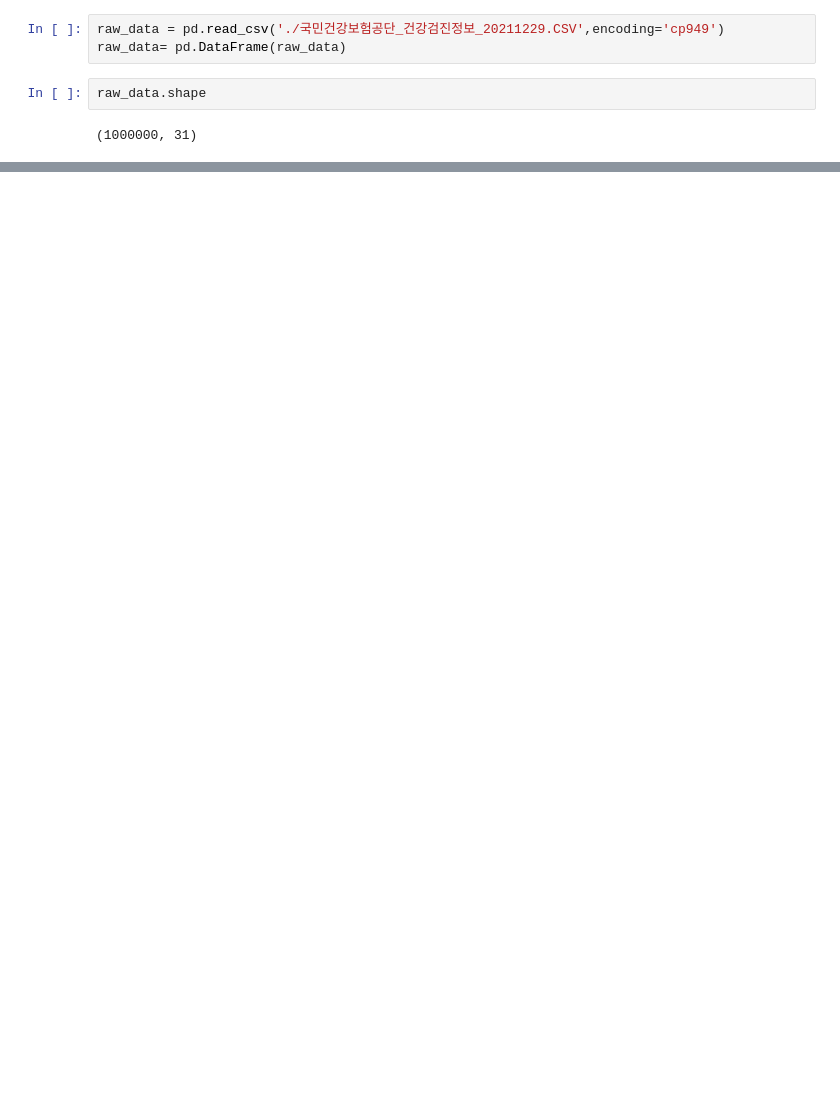
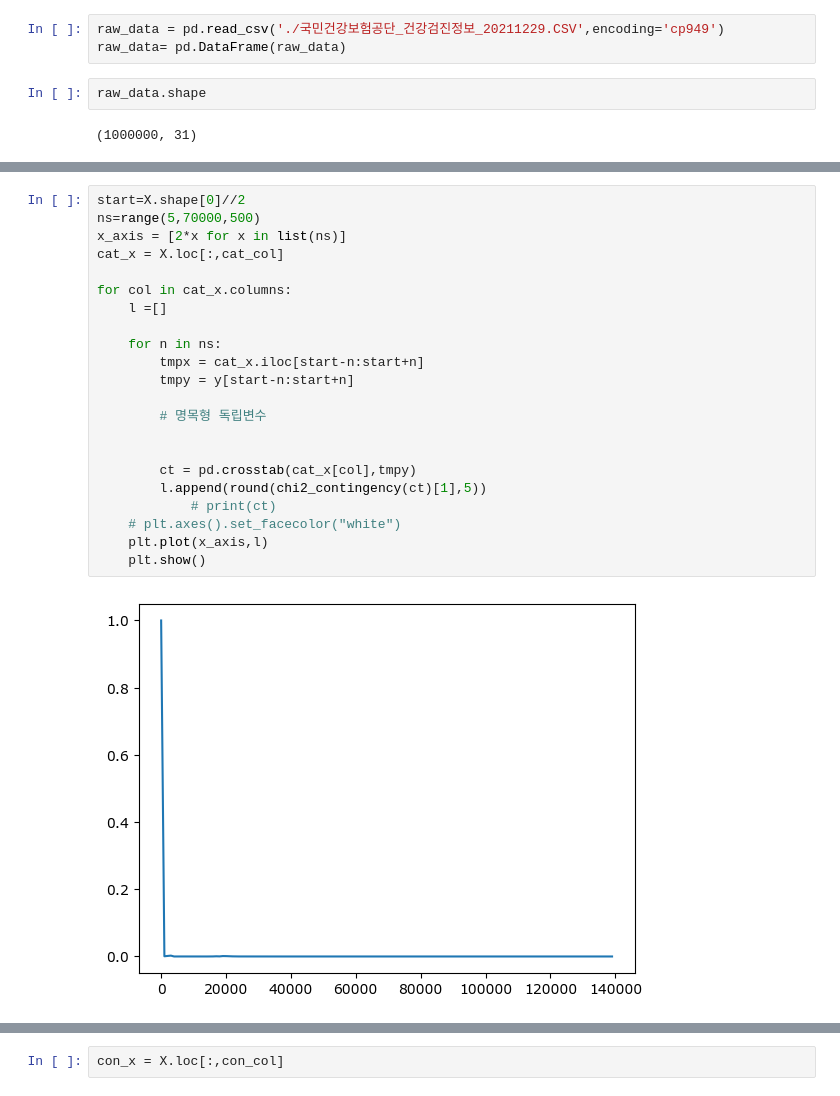
Before and after one commit to Geonjae-Joo/----, a Jupyter notebook: p3/p3_2.ipynb, the cells around one changed output, grey strips where cells are left out. Cells and saved outputs as stored; diff of their text form; blank space fills up the shorter version.

```diff
--- a/p3/p3_2.ipynb
+++ b/p3/p3_2.ipynb
@@ -106,0 +265,24 @@ Name: 요단백, dtype: int64
+# %%
+start=X.shape[0]//2
+ns=range(5,70000,500)
+x_axis = [2*x for x in list(ns)]
+cat_x = X.loc[:,cat_col]
+
+for col in cat_x.columns:
+    l =[]
+
+    for n in ns:
+        tmpx = cat_x.iloc[start-n:start+n]
+        tmpy = y[start-n:start+n]
+
+        # 명목형 독립변수
+
+
+        ct = pd.crosstab(cat_x[col],tmpy)
+        l.append(round(chi2_contingency(ct)[1],5))
+            # print(ct)
+    # plt.axes().set_facecolor("white")
+    plt.plot(x_axis,l)
+    plt.show()
+# %% [output]
+[figure, added]
@@ -106,0 +293,2 @@ Name: 요단백, dtype: int64
+# %%
+con_x = X.loc[:,con_col]
```
Also changed, not shown: parts of 41 cells of this notebook, 12 other files.
